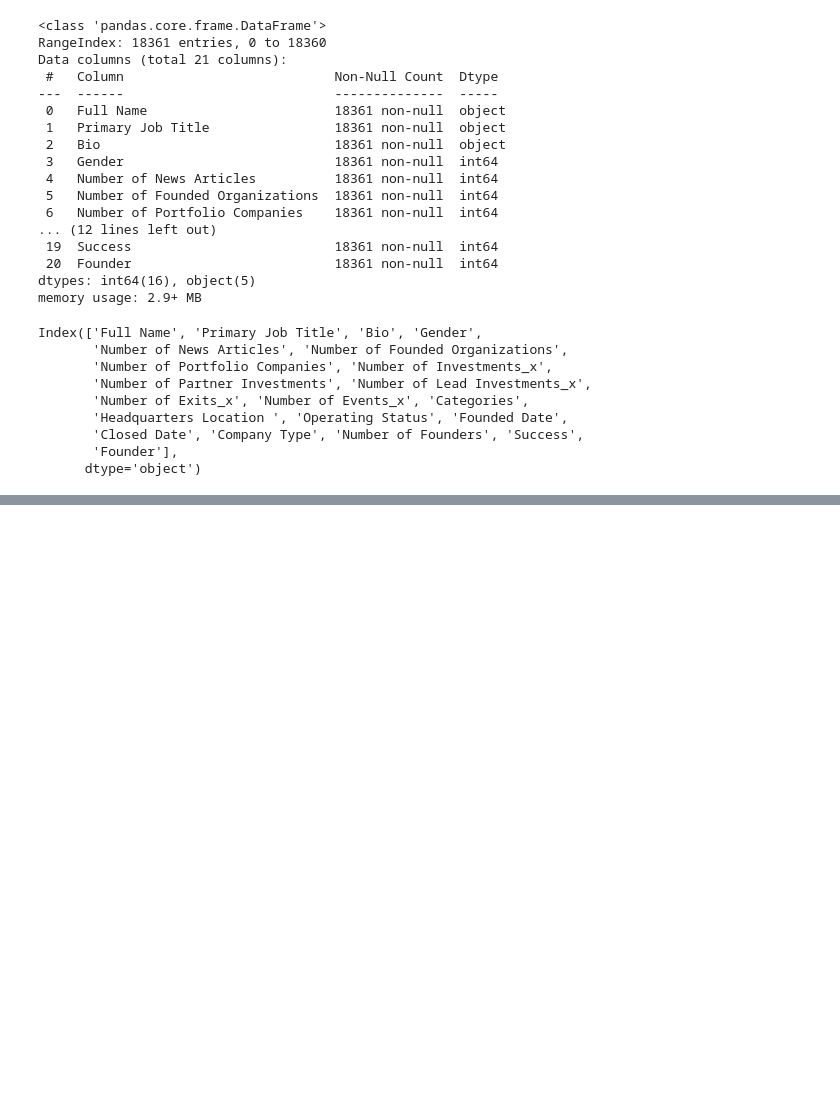
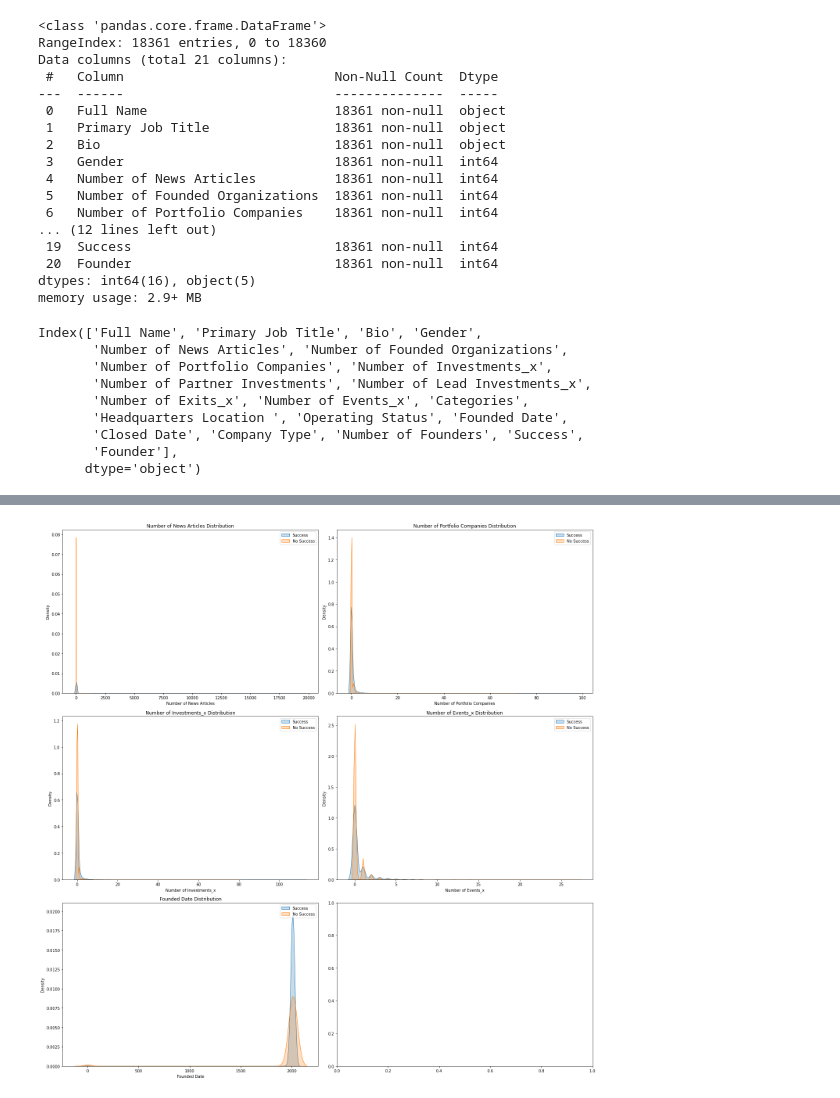
Before and after one commit to MarcLlopart/VC-Investments-Analysis, a Jupyter notebook: 3_founders.ipynb, the cells around one changed output, grey strips where cells are left out. Cells and saved outputs as stored; diff of their text form; code cells hidden in the pictures; blank space fills up the shorter version.

```diff
--- a/3_founders.ipynb
+++ b/3_founders.ipynb
@@ -109,0 +139,22 @@ plt.show()
+# %%
+#PrettyTable
+from prettytable import PrettyTable
+#we decide to keep those variables that have a bigger correaltion than the abs(0.1)
+correlation_threshold = 0.1
+attributes  = list(filter(lambda x: abs(float(founders_df.corr(method='spearman')['Success'].to_frame().T[x])) > correlation_threshold, founders_df.columns))
+attributes.remove('Success')
+corrTbl = PrettyTable()
+corrTbl.field_names = ['Variables']
+for i in range(len(attributes)):
+    corrTbl.add_row([attributes[i]])
+print(f'The variables correlated by Spearman are \n {corrTbl}')
+
+#we decide to keep those variables that have a bigger correaltion than the abs(0.1)
+correlation_threshold = 0.1
+attributes  = list(filter(lambda x: abs(float(founders_df.corr(method='kendall')['Success'].to_frame().T[x])) > correlation_threshold, founders_df.columns))
+attributes.remove('Success')
+corrTbl = PrettyTable()
+corrTbl.field_names = ['Variables']
+for i in range(len(attributes)):
+    corrTbl.add_row([attributes[i]])
+print(f'The variables correlated by Kendall are \n{corrTbl}')
@@ -109,0 +182,24 @@ plt.show()
+# %%
+#we plot the distribution of those variables that are more correlated to our target
+# Select only the rows where 'Success' is 1 (Success) and 0 (No Success)
+success = founders_df[founders_df['Success'] == 1]
+no_success = founders_df[founders_df['Success'] == 0]
+
+# Create subplots
+fig, axes = plt.subplots(3, 2, figsize=(20, 20))
+ax = axes.ravel()
+
+# Loop through the attributes and plot their distributions
+for i in range(len(attributes)):
+    ax[i].set_title(f'{attributes[i]} Distribution')
+    sns.distplot(success[attributes[i]], hist=False, kde_kws={'shade':True}, label="Success", ax=ax[i])
+    sns.distplot(no_success[attributes[i]], hist=False, kde_kws={'shade': True}, label="No Success", ax=ax[i])
+    ax[i].legend(["Success", "No Success"], loc="best")
+
+# Adjust layout
+fig.tight_layout()
+
+# Show the plots
+plt.show()
+# %% [output]
+[figure, added]
```
Also changed, not shown: parts of 17 cells of this notebook.
